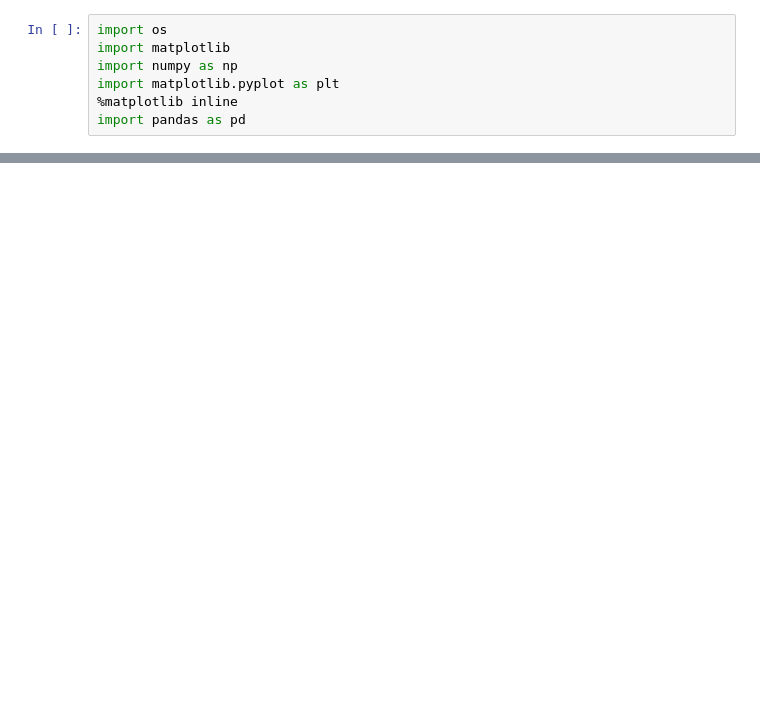
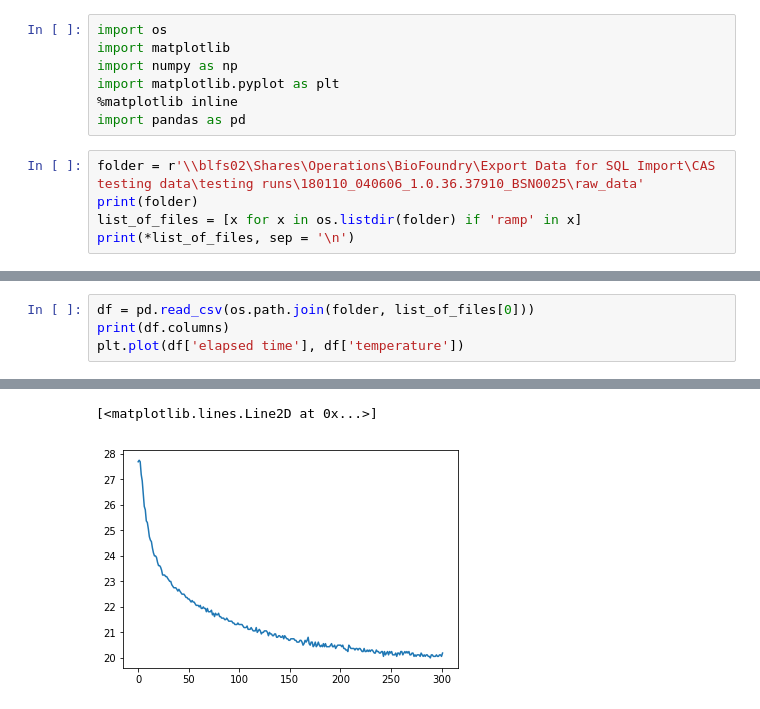
Before and after one commit to nesaboz/random-projects, a Jupyter notebook: plot_csv_files.ipynb, the cells around one changed output, grey strips where cells are left out. Drawn from its saved outputs; the diff is of its cells as text; blank space fills up the shorter version.

```diff
--- a/plot_csv_files.ipynb
+++ b/plot_csv_files.ipynb
@@ -5,3 +5,8 @@ import numpy as np
 import matplotlib.pyplot as plt
 %matplotlib inline
 import pandas as pd
+# %%
+folder = r'\\blfs02\Shares\Operations\BioFoundry\Export Data for SQL Import\CAS testing data\testing runs\180110_040606_1.0.36.37910_BSN0025\raw_data'
+print(folder)
+list_of_files = [x for x in os.listdir(folder) if 'ramp' in x]
+print(*list_of_files, sep = '\n')
@@ -7,0 +27,5 @@ import pandas as pd
+# %%
+df = pd.read_csv(os.path.join(folder, list_of_files[0]))
+print(df.columns)
+plt.plot(df['elapsed time'], df['temperature'])
+# %% [output]
@@ -8 +33,3 @@ import pandas as pd
+[<matplotlib.lines.Line2D at 0x...>]
+[figure, added]
 # %%
```
Also changed, not shown: parts of 7 cells of this notebook.
